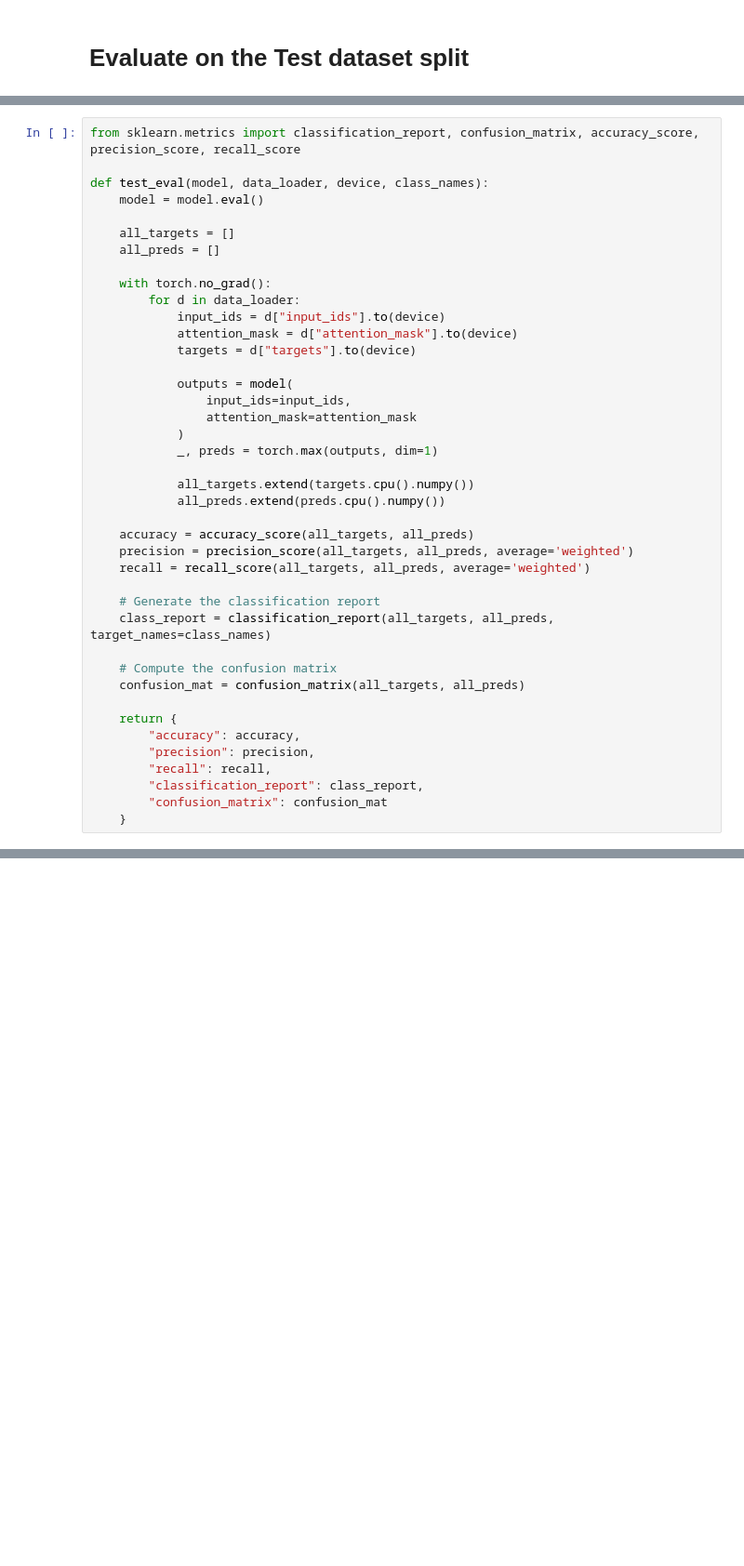
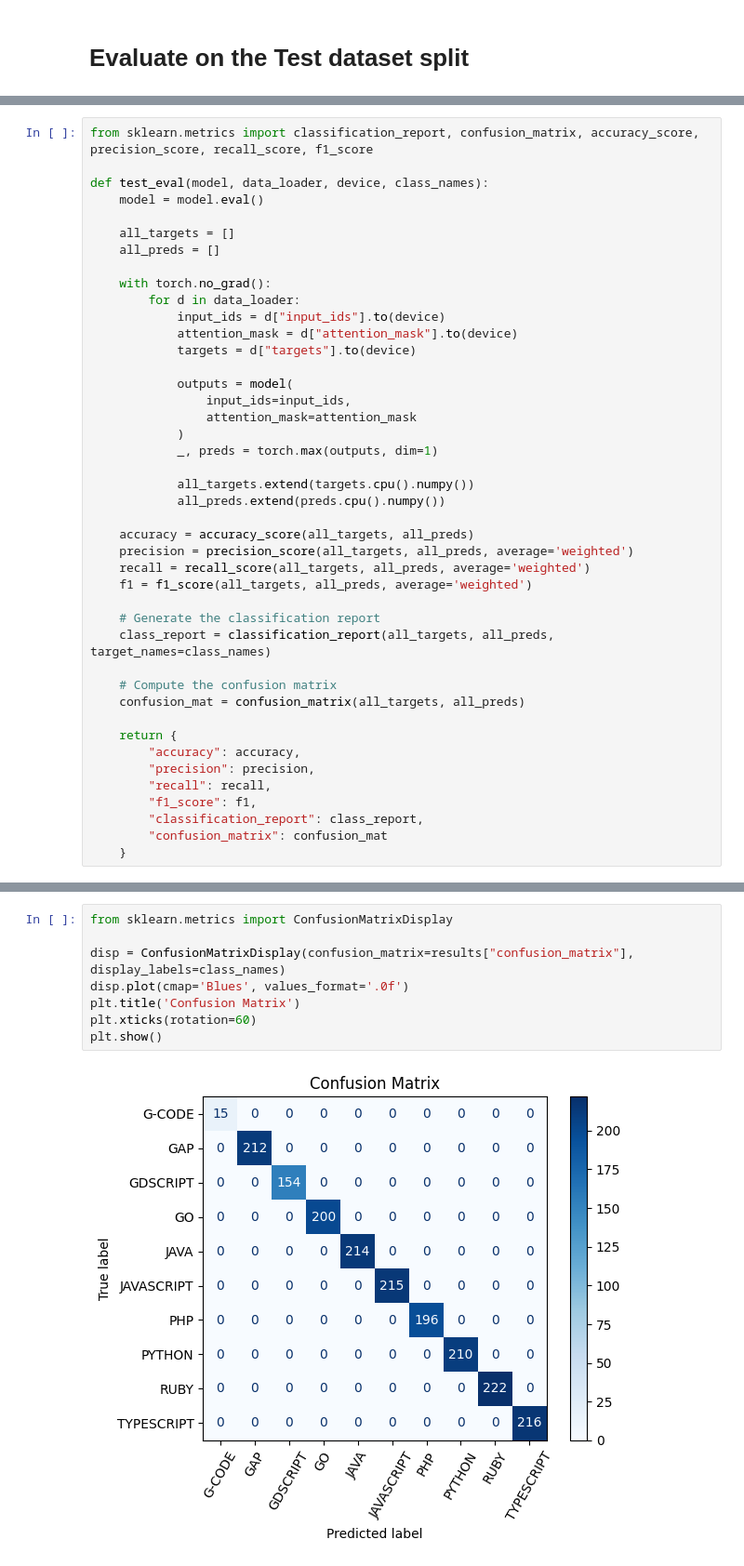
Before and after one commit to kiranbaby14/Analysis-of-GAP-programming-practices-on-GitHub, a Jupyter notebook: notebooks/DL_pytorch.ipynb, the cells around one changed output, grey strips where cells are left out. Shown at 93% size. Cells and saved outputs as stored; diff of their text form; blank space fills up the shorter version.

```diff
--- a/notebooks/DL_pytorch.ipynb
+++ b/notebooks/DL_pytorch.ipynb
@@ -437,5 +519,5 @@ test_acc.item()
 # %%
-from sklearn.metrics import classification_report, confusion_matrix, accuracy_score, precision_score, recall_score
+from sklearn.metrics import classification_report, confusion_matrix, accuracy_score, precision_score, recall_score, f1_score
 
 def test_eval(model, data_loader, device, class_names):
     model = model.eval()
@@ -461,6 +543,7 @@ def test_eval(model, data_loader, device, class_names):
     accuracy = accuracy_score(all_targets, all_preds)
     precision = precision_score(all_targets, all_preds, average='weighted')
     recall = recall_score(all_targets, all_preds, average='weighted')
+    f1 = f1_score(all_targets, all_preds, average='weighted')
 
     # Generate the classification report
     class_report = classification_report(all_targets, all_preds, target_names=class_names)
@@ -472,6 +555,7 @@ def test_eval(model, data_loader, device, class_names):
         "accuracy": accuracy,
         "precision": precision,
         "recall": recall,
+        "f1_score": f1,
         "classification_report": class_report,
         "confusion_matrix": confusion_mat
     }
@@ -488,0 +601,10 @@ ValueError: Number of classes, 8, does not match size of target_names, 10. Try s
+# %%
+from sklearn.metrics import ConfusionMatrixDisplay
+
+disp = ConfusionMatrixDisplay(confusion_matrix=results["confusion_matrix"], display_labels=class_names)
+disp.plot(cmap='Blues', values_format='.0f')
+plt.title('Confusion Matrix')
+plt.xticks(rotation=60)
+plt.show()
+# %% [output]
+[figure, added]
```
Also changed, not shown: parts of 33 cells of this notebook, 3 other files.
